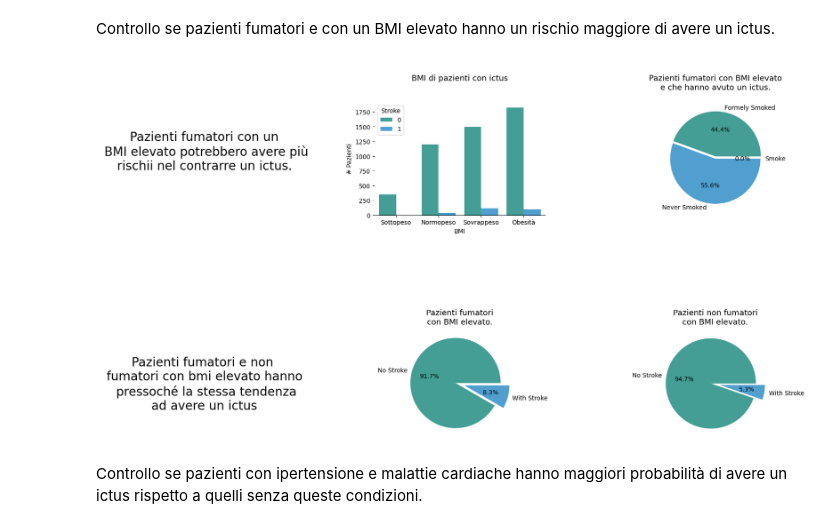
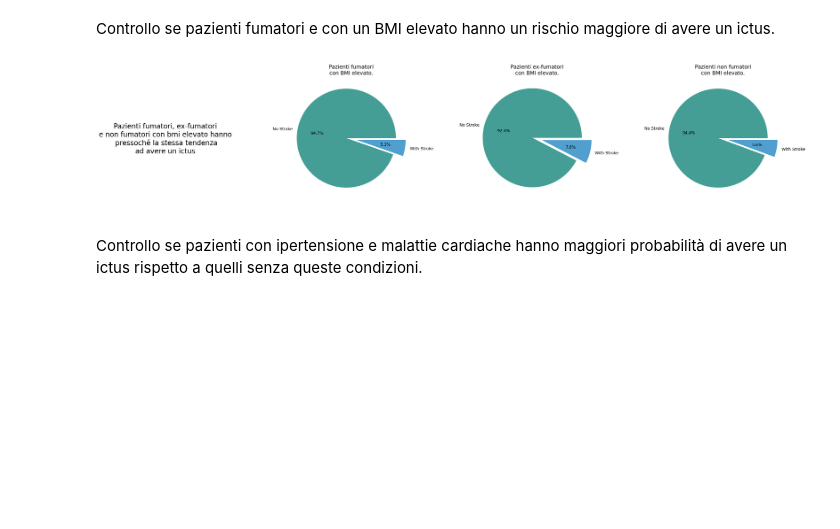
Before and after one commit to Daniele-00/Progetto-MachineLearning, a Jupyter notebook: ProgettoStroke/progettoML.ipynb, the cells around one changed output. Cells and saved outputs as stored; diff of their text form; code cells hidden in the pictures; blank space fills up the shorter version.

Commit message:
smoking_status done

```diff
--- a/ProgettoStroke/progettoML.ipynb
+++ b/ProgettoStroke/progettoML.ipynb
@@ -156,0 +210,17 @@ TypeError: ufunc 'isfinite' not supported for the input types, and the inputs co
+# %%
+#Ora sostituisco splitto i restanti valori Unknow con le percentuali sopra dette
+def replace(riga):
+    if riga["smoking_status"] == "Unknown":
+        return np.random.choice(["smokes" ,"formerly smoked" ,"never smoked"] , p = [0.20 ,0.24 ,0.56])
+    else:
+        return riga["smoking_status"]
+
+ds_stroke["smoking_status"] = ds_stroke.apply(replace , axis=1)
+
+plt.figure(figsize=(8, 6))
+sns.countplot(x='smoking_status', hue='smoking_status', data=ds_stroke, color='orange')
+plt.xlabel('smoking_status')
+plt.ylabel('Count')
+plt.legend(title='Smoking_status', labels=['formerly smoked', 'never smoked','smokes'])
+plt.show()
+print(ds_stroke["smoking_status"].value_counts())
@@ -302,82 +398,63 @@ plt.show()
 Controllo se pazienti fumatori e con un BMI elevato hanno un rischio maggiore di avere un ictus.
 # %%
 # Categorizzazione di pazienti fumatori con bmi elevato
-ds_age['bmi_cat'] = pd.cut(ds_age['bmi'], bins=[0, 18.5, 24.9, 29.9, np.inf], include_lowest=True,
-                            labels=["Sottopeso", "Normopeso", "Sovrappeso", "Obesità"])
-
-# Smoke Status Stroke.
-smokes_stroke_len = len(ds_age.loc[(ds_age['smoking_status'] == 'smoke') & (ds_age['high BMI'] == 'High BMI') & (ds_age['stroke'] == 1)])
-f_smokes_stroke_len = len(ds_age.loc[(ds_age['smoking_status'] == 'formerly smoked') & (ds_age['high BMI'] == 'High BMI') & (ds_age['stroke'] == 1)])
-no_smokes_stroke_len = len(ds_age.loc[(ds_age['smoking_status'] == 'never smoked') & (ds_age['high BMI'] == 'High BMI') & (ds_age['stroke'] == 1)])
 
 # Formerly Smokes.
-f_smokes = len(ds_age.loc[(ds_age['smoking_status'] == 'formerly smoked') & (ds_age['high BMI'] == 'High BMI') & (ds_age['stroke'] == 0)])
-f_smokes_stroke = len(ds_age.loc[(ds_age['smoking_status'] == 'formerly smoked') & (ds_age['high BMI'] == 'High BMI') & (ds_age['stroke'] == 1)])
-f_smokes_total = len(ds_age.loc[(ds_age['smoking_status'] == 'formerly smoked') & (ds_age['high BMI'] == 'High BMI')])
+f_formerly_smokes = len(ds_age.loc[(ds_age['smoking_status'] == 'formerly smoked')  & (ds_age['high BMI'] == 'High BMI')  & (ds_age['stroke'] == 0)])
+f_formerly_smokes_stroke = len(ds_age.loc[(ds_age['smoking_status'] == 'formerly smoked') & (ds_age['high BMI'] == 'High BMI') & (ds_age['stroke'] == 1)])
+f_formerly_smokes_stroke_total = len(ds_age.loc[(ds_age['smoking_status'] == 'formerly smoked') & (ds_age['high BMI'] == 'High BMI') ])
+f_formerly_smokes = round((f_formerly_smokes / f_formerly_smokes_stroke_total) * 100, 2)
+f_formerly_smokes_stroke = round((f_formerly_smokes_stroke / f_formerly_smokes_stroke_total) * 100, 2)
+f_formerly_smokes_highBMI = [f_formerly_smokes, f_formerly_smokes_stroke]
+
+# Smokes.
+f_smokes = len(ds_age.loc[(ds_age['smoking_status'] == 'smokes') & (ds_age['high BMI'] == 'High BMI')  & (ds_age['stroke'] == 0)])
+f_smokes_stroke = len(ds_age.loc[(ds_age['smoking_status'] == 'smokes') & (ds_age['high BMI'] == 'High BMI') & (ds_age['stroke'] == 1)])
+f_smokes_total = len(ds_age.loc[(ds_age['smoking_status'] == 'smokes') & (ds_age['high BMI'] == 'High BMI') ])
 f_smokes = round((f_smokes / f_smokes_total) * 100, 2)
 f_smokes_stroke = round((f_smokes_stroke / f_smokes_total) * 100, 2)
 f_smoke_highBMI = [f_smokes, f_smokes_stroke]
 
 # No Smokes.
-no_smokes = len(ds_age.loc[(ds_age['smoking_status'] == 'never smoked') & (ds_age['high BMI'] == 'High BMI') & (ds_age['stroke'] == 0)])
+no_smokes = len(ds_age.loc[(ds_age['smoking_status'] == 'never smoked') & (ds_age['high BMI'] == 'High BMI')&  (ds_age['stroke'] == 0)])
 no_smokes_stroke = len(ds_age.loc[(ds_age['smoking_status'] == 'never smoked') & (ds_age['high BMI'] == 'High BMI') & (ds_age['stroke'] == 1)])
 no_smokes_total = len(ds_age.loc[(ds_age['smoking_status'] == 'never smoked') & (ds_age['high BMI'] == 'High BMI')])
 no_smoke = round((no_smokes / no_smokes_total) * 100, 2)
 no_smokes_stroke = round((no_smokes_stroke / no_smokes_total) * 100, 2)
 no_smoke_highBMI = [no_smoke, no_smokes_stroke]
 
 # Plots
-fig = plt.figure(figsize=(20,10))
-gs = fig.add_gridspec(2,3)
+fig = plt.figure(figsize=(30,20))
+gs = fig.add_gridspec(2,4)
 gs.update(wspace=0.5, hspace=1)
 
-# Plot Title High BMI
-ax0 = fig.add_subplot(gs[0,0])
-ax0.text(0.5,0.5,'Pazienti fumatori con un\n BMI elevato potrebbero avere più\nrischii nel contrarre un ictus.\n',
-         fontsize=20, horizontalalignment='center', verticalalignment='center')
-ax0.spines[["bottom", "top", "left", "right"]].set_visible(False)
-ax0.tick_params(left=False, bottom=False)
-ax0.set_xticklabels([])
-ax0.set_yticklabels([])
-
-# Plot
-ds_melted_1 = pd.melt(ds_age, id_vars=['bmi_cat'], value_vars=['stroke'])
-ax1 = fig.add_subplot(gs[0,1])
-ax1 = sns.countplot(x='bmi_cat', hue='value', data=ds_melted_1, palette=palette)
-ax1.set_title(f"\nBMI di pazienti con ictus\n\n", fontsize=13)
-ax1.legend(title='Stroke')
-ax1.spines[['top', 'right', 'left']].set_visible(False)
-ax1.set_xlabel('BMI')
-ax1.set_ylabel('# Pazienti')
-
-# Plot Smoke Status Stroke.
-ax2 = fig.add_subplot(gs[0,2])
-ax2 = plt.pie([smokes_stroke_len,f_smokes_stroke_len, no_smokes_stroke_len], autopct='%1.1f%%', explode=[0, 0.05, 0],
-              labels = ['Smoke', 'Formely Smoked', 'Never Smoked'], colors = ['#D37EE3', '#449E95', '#509FCF'])
-plt.title("\nPazienti fumatori con BMI elevato\ne che hanno avuto un ictus.\n", fontsize=13)
-
-# Plot Title Smoke
-ax3 = fig.add_subplot(gs[1,0])
-ax3.text(0.5,0.5,'Pazienti fumatori e non \nfumatori con bmi elevato hanno\n pressoché la stessa tendenza\nad avere un ictus',
-         fontsize=20, horizontalalignment='center', verticalalignment='center')
+# Plot Title Smokes
+ax3 = fig.add_subplot(gs[0,0])
+ax3.text(0.5,0.5,'Pazienti fumatori, ex-fumatori\ne non fumatori con bmi elevato hanno\n pressoché la stessa tendenza\nad avere un ictus',
+         fontsize=17, horizontalalignment='center', verticalalignment='center')
 ax3.spines[["bottom", "top", "left", "right"]].set_visible(False)
 ax3.tick_params(left=False, bottom=False)
 ax3.set_xticklabels([])
 ax3.set_yticklabels([])
 
-# Plot Formerly Smokes.
-ax4 = fig.add_subplot(gs[1,1])
-ax4 = plt.pie(f_smoke_highBMI, labels = ['No Stroke', 'With Stroke'], autopct='%1.1f%%', explode=[0.1, 0.1], colors = ['#449E95', '#509FCF'])
+# Plot Smokes.
+ax3 = fig.add_subplot(gs[0,1])
+ax3 = plt.pie(f_smoke_highBMI, labels = ['No Stroke', 'With Stroke'], autopct='%1.1f%%', explode=[0.1, 0.1], colors = ['#449E95', '#509FCF'])
 plt.title("Pazienti fumatori\ncon BMI elevato.", fontsize=13)
 
+# Plot formerly smoked.
+ax4 = fig.add_subplot(gs[0,2])
+ax4 = plt.pie(f_formerly_smokes_highBMI, labels = ['No Stroke', 'With Stroke'], autopct='%1.1f%%', explode=[0.1, 0.1], colors = ['#449E95', '#509FCF'])
+plt.title("Pazienti ex-fumatori\ncon BMI elevato.", fontsize=13)
+
 # Plot No Smokes.
-ax5 = fig.add_subplot(gs[1,2])
+ax5 = fig.add_subplot(gs[0,3])
 ax5 = plt.pie(no_smoke_highBMI, labels = ['No Stroke', 'With Stroke'], autopct='%1.1f%%', explode=[0.1, 0.1], colors = ['#449E95', '#509FCF'])
 plt.title("Pazienti non fumatori\ncon BMI elevato.", fontsize=13)
 
 plt.show()
 # %% [output]
-[figure, old version]
+[figure, new version]
 # %% [markdown]
 Controllo se pazienti con ipertensione e malattie cardiache hanno maggiori probabilità di avere un ictus rispetto a quelli senza queste condizioni.
 # %%
```
Also changed, not shown: parts of 22 cells of this notebook.
